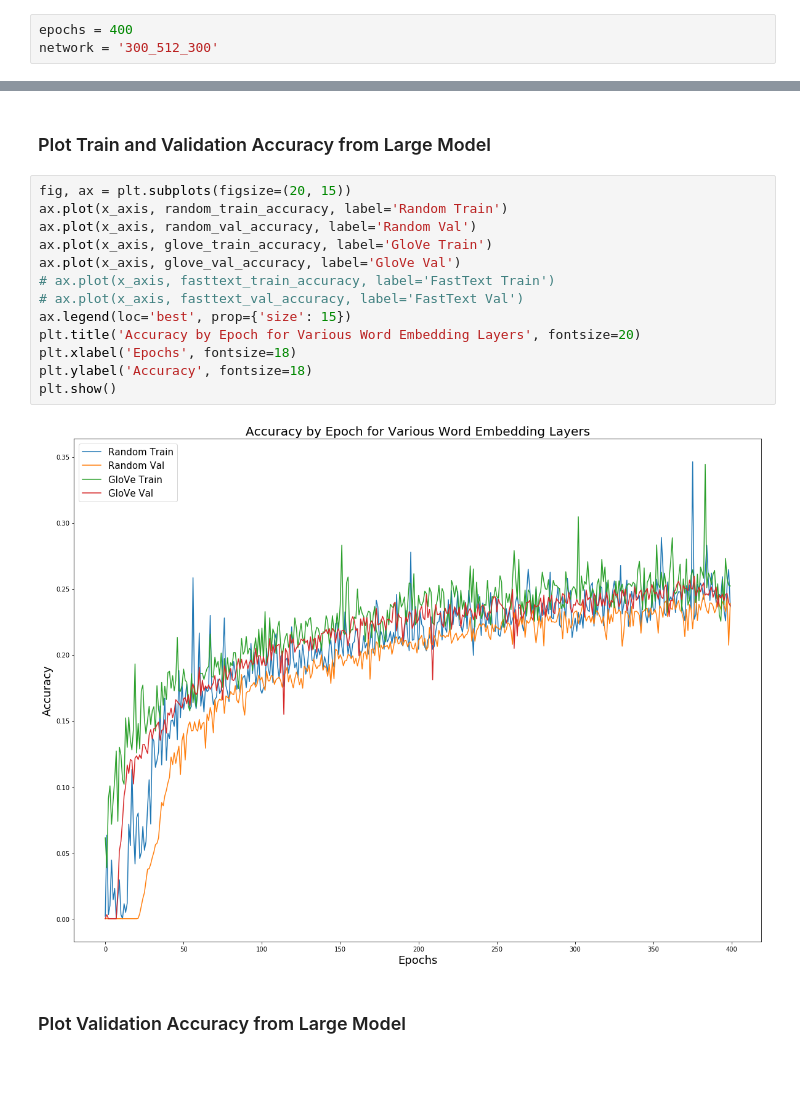
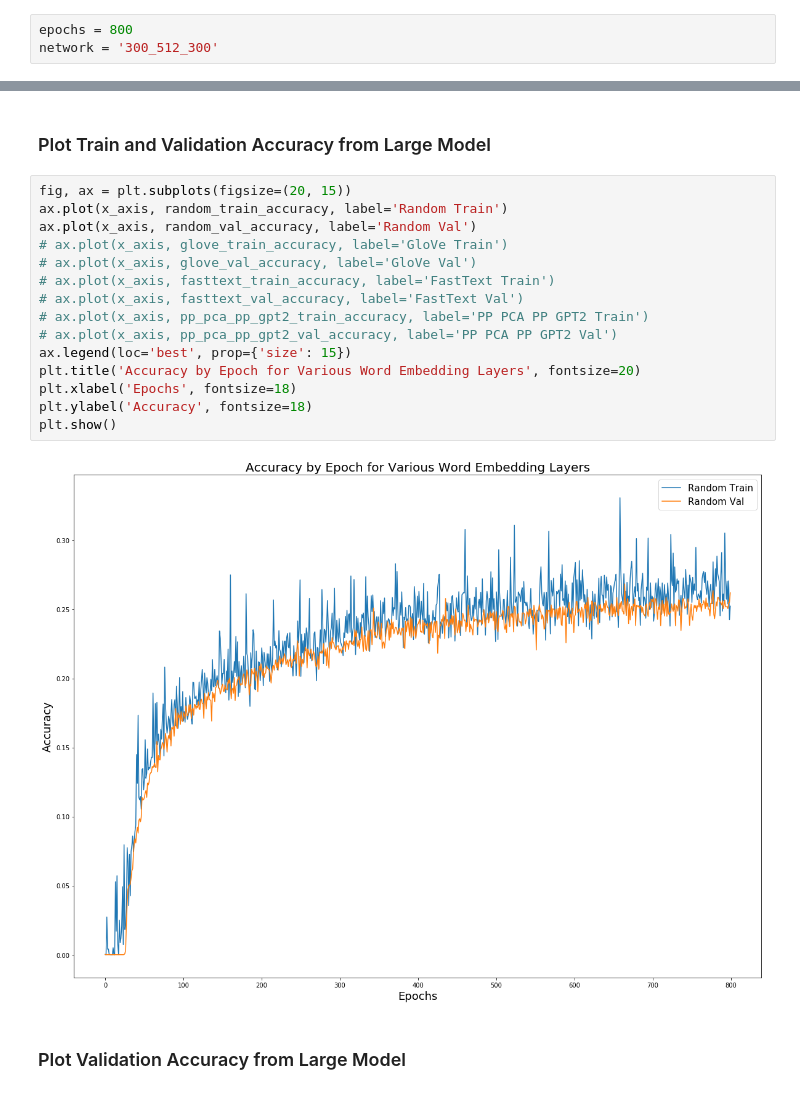
Before and after one commit to federated-learning-experiments/fl-text-models, a Jupyter notebook: notebooks/compare_embedding_layers.ipynb, the cells around one changed output, grey strips where cells are left out. Drawn from its saved outputs; the diff is of its cells as text.

```diff
--- a/notebooks/compare_embedding_layers.ipynb
+++ b/notebooks/compare_embedding_layers.ipynb
@@ -129,5 +140,5 @@ plt.show()
 # %%
-epochs = 400
+epochs = 800
 network = '300_512_300'
 # %%
 random_train_loss = np.load('embedding_layer_results/random_{}/train_loss.npy'.format(network))[0:epochs]
@@ -182,18 +201,20 @@ plt.show()
 # %%
 fig, ax = plt.subplots(figsize=(20, 15))
 ax.plot(x_axis, random_train_accuracy, label='Random Train')
 ax.plot(x_axis, random_val_accuracy, label='Random Val')
-ax.plot(x_axis, glove_train_accuracy, label='GloVe Train')
-ax.plot(x_axis, glove_val_accuracy, label='GloVe Val')
+# ax.plot(x_axis, glove_train_accuracy, label='GloVe Train')
+# ax.plot(x_axis, glove_val_accuracy, label='GloVe Val')
 # ax.plot(x_axis, fasttext_train_accuracy, label='FastText Train')
 # ax.plot(x_axis, fasttext_val_accuracy, label='FastText Val')
+# ax.plot(x_axis, pp_pca_pp_gpt2_train_accuracy, label='PP PCA PP GPT2 Train')
+# ax.plot(x_axis, pp_pca_pp_gpt2_val_accuracy, label='PP PCA PP GPT2 Val')
 ax.legend(loc='best', prop={'size': 15})
 plt.title('Accuracy by Epoch for Various Word Embedding Layers', fontsize=20)
 plt.xlabel('Epochs', fontsize=18)
 plt.ylabel('Accuracy', fontsize=18)
 plt.show()
 # %% [output]
-[figure, old version]
+[figure, new version]
 # %% [markdown]
 ### Plot Validation Accuracy from Large Model
 # %%
```
Also changed, not shown: parts of 36 cells of this notebook, 2 other files.
